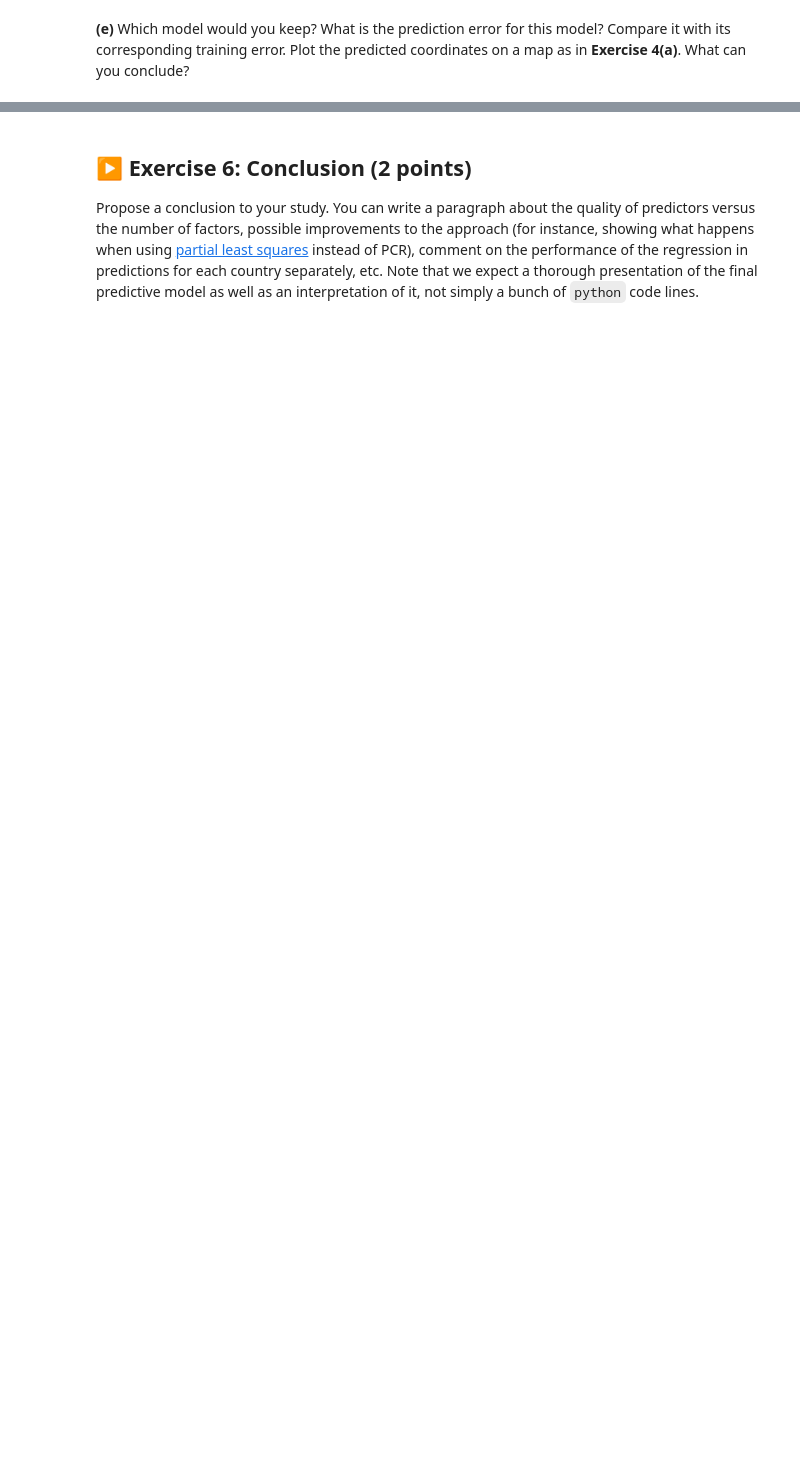
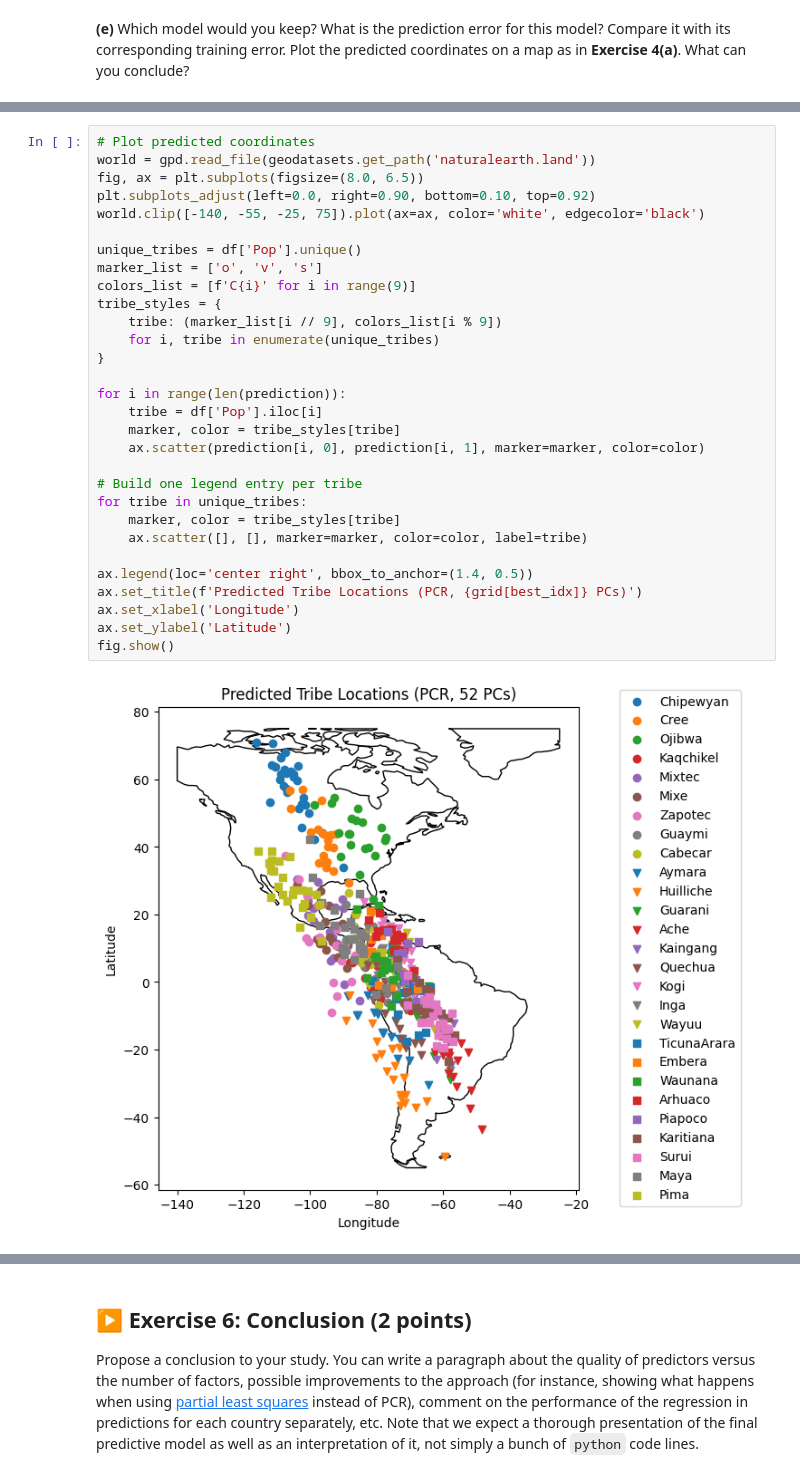
Before and after one commit to Basile-Mouret/ISLA, a Jupyter notebook: TP2/TP2.ipynb, the cells around one changed output, grey strips where cells are left out. Cells and saved outputs as stored; diff of their text form; blank space fills up the shorter version.

```diff
--- a/TP2/TP2.ipynb
+++ b/TP2/TP2.ipynb
@@ -319,0 +427,32 @@ For this, you will run a linear regression to predict latitudes and longitudes.
+# %%
+# Plot predicted coordinates
+world = gpd.read_file(geodatasets.get_path('naturalearth.land'))
+fig, ax = plt.subplots(figsize=(8.0, 6.5))
+plt.subplots_adjust(left=0.0, right=0.90, bottom=0.10, top=0.92)
+world.clip([-140, -55, -25, 75]).plot(ax=ax, color='white', edgecolor='black')
+
+unique_tribes = df['Pop'].unique()
+marker_list = ['o', 'v', 's']
+colors_list = [f'C{i}' for i in range(9)]
+tribe_styles = {
+    tribe: (marker_list[i // 9], colors_list[i % 9])
+    for i, tribe in enumerate(unique_tribes)
+}
+
+for i in range(len(prediction)):
+    tribe = df['Pop'].iloc[i]
+    marker, color = tribe_styles[tribe]
+    ax.scatter(prediction[i, 0], prediction[i, 1], marker=marker, color=color)
+
+# Build one legend entry per tribe
+for tribe in unique_tribes:
+    marker, color = tribe_styles[tribe]
+    ax.scatter([], [], marker=marker, color=color, label=tribe)
+
+ax.legend(loc='center right', bbox_to_anchor=(1.4, 0.5))
+ax.set_title(f'Predicted Tribe Locations (PCR, {grid[best_idx]} PCs)')
+ax.set_xlabel('Longitude')
+ax.set_ylabel('Latitude')
+fig.show()
+# %% [output]
+[figure, added]
```
Also changed, not shown: parts of 28 cells of this notebook.
